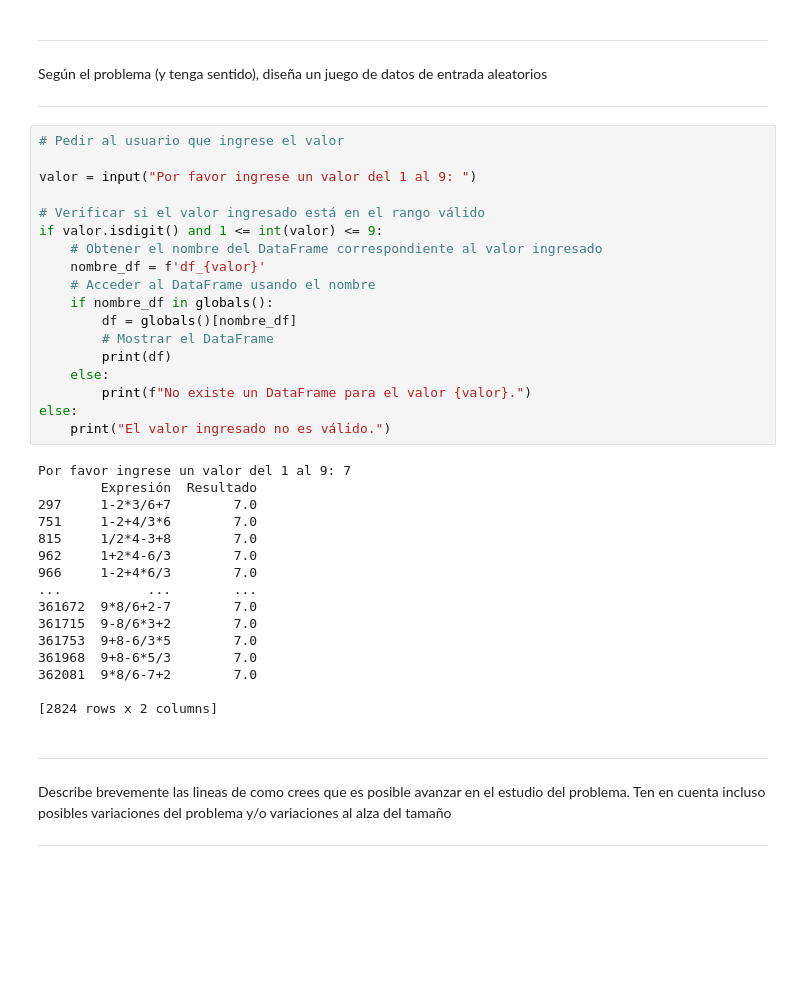
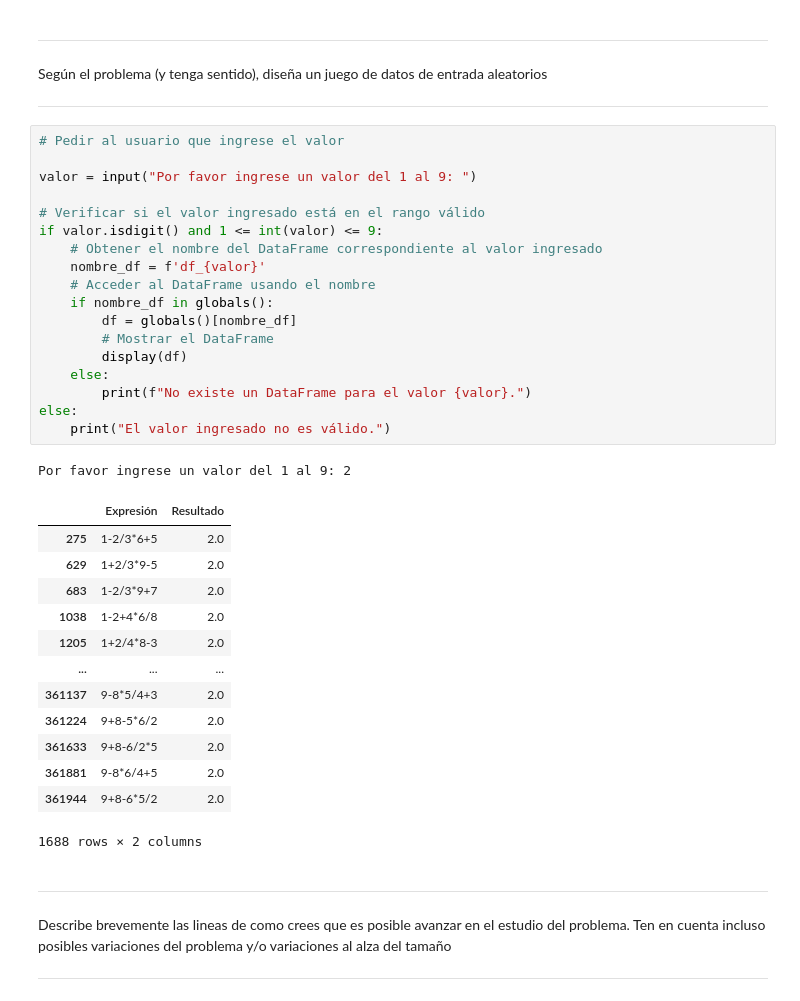
Before and after one commit to jagvgithub/Algortimos_optimizacion_VIU, a Jupyter notebook: Seminario_Algoritmos.ipynb, the cells around one changed output. Cells and saved outputs as stored; diff of their text form; blank space fills up the shorter version.

```diff
--- a/Seminario_Algoritmos.ipynb
+++ b/Seminario_Algoritmos.ipynb
@@ -391,37 +374,36 @@ Según el problema (y tenga sentido), diseña un juego de datos de entrada aleat
 # %%
 # Pedir al usuario que ingrese el valor
 
 valor = input("Por favor ingrese un valor del 1 al 9: ")
 
 # Verificar si el valor ingresado está en el rango válido
 if valor.isdigit() and 1 <= int(valor) <= 9:
     # Obtener el nombre del DataFrame correspondiente al valor ingresado
     nombre_df = f'df_{valor}'
     # Acceder al DataFrame usando el nombre
     if nombre_df in globals():
         df = globals()[nombre_df]
         # Mostrar el DataFrame
-        print(df)
+        display(df)
     else:
         print(f"No existe un DataFrame para el valor {valor}.")
 else:
     print("El valor ingresado no es válido.")
 # %% [output]
-Por favor ingrese un valor del 1 al 9: 7
-        Expresión  Resultado
-297     1-2*3/6+7        7.0
-751     1-2+4/3*6        7.0
-815     1/2*4-3+8        7.0
-962     1+2*4-6/3        7.0
-966     1-2+4*6/3        7.0
-...           ...        ...
-361672  9*8/6+2-7        7.0
-361715  9-8/6*3+2        7.0
-361753  9+8-6/3*5        7.0
-361968  9+8-6*5/3        7.0
-362081  9*8/6-7+2        7.0
-
-[2824 rows x 2 columns]
+Por favor ingrese un valor del 1 al 9: 2
+|  | Expresión | Resultado |
+| 275 | 1-2/3*6+5 | 2.0 |
+| 629 | 1+2/3*9-5 | 2.0 |
+| 683 | 1-2/3*9+7 | 2.0 |
+| 1038 | 1-2+4*6/8 | 2.0 |
+| 1205 | 1+2/4*8-3 | 2.0 |
+| ... | ... | ... |
+| 361137 | 9-8*5/4+3 | 2.0 |
+| 361224 | 9+8-5*6/2 | 2.0 |
+| 361633 | 9+8-6/2*5 | 2.0 |
+| 361881 | 9-8*6/4+5 | 2.0 |
+| 361944 | 9+8-6*5/2 | 2.0 |
+1688 rows × 2 columns
 # %% [markdown]
 ---
 Describe brevemente las lineas de como crees que es posible avanzar en el estudio del problema. Ten en cuenta incluso posibles variaciones del problema y/o variaciones al alza del tamaño
```
Also changed, not shown: parts of 4 cells of this notebook.
